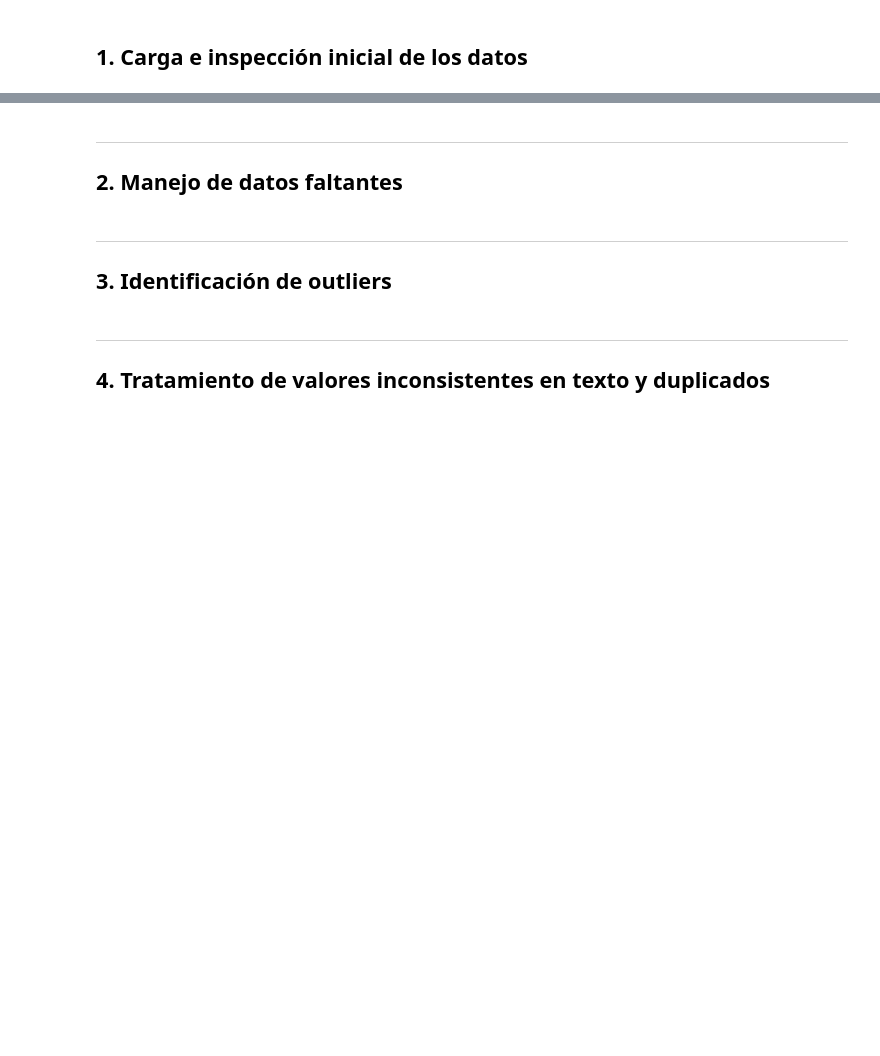
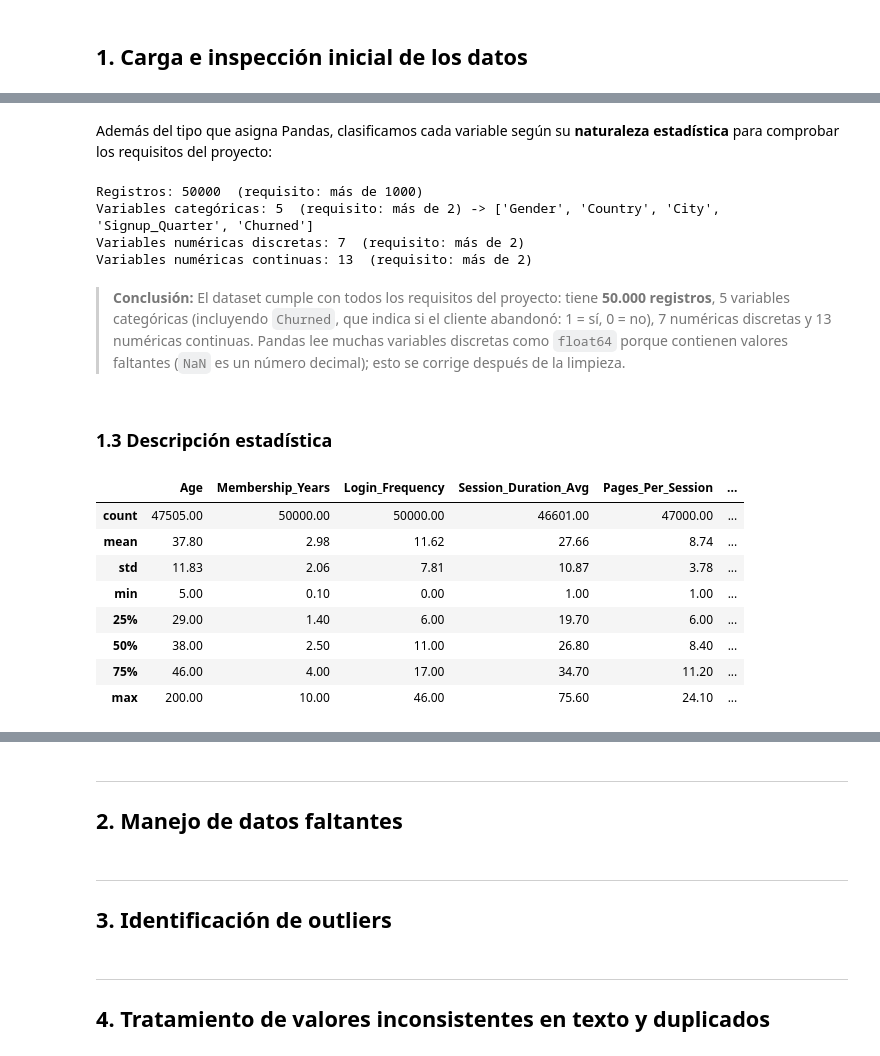
Before and after one commit to wen200729-boop/Analisis-web, a Jupyter notebook: analisis_clientes.ipynb, the cells around one changed output, grey strips where cells are left out. Cells and saved outputs as stored; diff of their text form; code cells hidden in the pictures; blank space fills up the shorter version.

Commit message:
feat: carga e inspección inicial de los datos

```diff
--- a/analisis_clientes.ipynb
+++ b/analisis_clientes.ipynb
@@ -66,3 +65,6 @@ sns.set_theme(style="whitegrid")
 pd.set_option("display.max_columns", None)
 # %% [markdown]
 ## 1. Carga e inspección inicial de los datos
+# %%
+datos = pd.read_csv("ecommerce-dataset.csv")
+datos.head()
@@ -68,0 +107,39 @@ pd.set_option("display.max_columns", None)
+# %% [markdown]
+Además del tipo que asigna Pandas, clasificamos cada variable según su **naturaleza estadística** para comprobar los requisitos del proyecto:
+# %%
+categoricas = ["Gender", "Country", "City", "Signup_Quarter", "Churned"]
+
+discretas = ["Login_Frequency", "Wishlist_Items", "Total_Purchases", "Days_Since_Last_Purchase",
+             "Customer_Service_Calls", "Product_Reviews_Written", "Payment_Method_Diversity"]
+
+continuas = ["Age", "Membership_Years", "Session_Duration_Avg", "Pages_Per_Session",
+             "Cart_Abandonment_Rate", "Average_Order_Value", "Discount_Usage_Rate", "Returns_Rate",
+             "Email_Open_Rate", "Social_Media_Engagement_Score", "Mobile_App_Usage",
+             "Lifetime_Value", "Credit_Balance"]
+
+print(f"Registros: {len(datos)}  (requisito: más de 1000)")
+print(f"Variables categóricas: {len(categoricas)}  (requisito: más de 2) -> {categoricas}")
+print(f"Variables numéricas discretas: {len(discretas)}  (requisito: más de 2)")
+print(f"Variables numéricas continuas: {len(continuas)}  (requisito: más de 2)")
+# %% [output]
+Registros: 50000  (requisito: más de 1000)
+Variables categóricas: 5  (requisito: más de 2) -> ['Gender', 'Country', 'City', 'Signup_Quarter', 'Churned']
+Variables numéricas discretas: 7  (requisito: más de 2)
+Variables numéricas continuas: 13  (requisito: más de 2)
+# %% [markdown]
+> **Conclusión:** El dataset cumple con todos los requisitos del proyecto: tiene **50.000 registros**, 5 variables categóricas (incluyendo `Churned`, que indica si el cliente abandonó: 1 = sí, 0 = no), 7 numéricas discretas y 13 numéricas continuas.
+> Pandas lee muchas variables discretas como `float64` porque contienen valores faltantes (`NaN` es un número decimal); esto se corrige después de la limpieza.
+# %% [markdown]
+### 1.3 Descripción estadística
+# %%
+datos.describe().round(2)
+# %% [output]
+|  | Age | Membership_Years | Login_Frequency | Session_Duration_Avg | Pages_Per_Session | ... |
+| count | 47505.00 | 50000.00 | 50000.00 | 46601.00 | 47000.00 | ... |
+| mean | 37.80 | 2.98 | 11.62 | 27.66 | 8.74 | ... |
+| std | 11.83 | 2.06 | 7.81 | 10.87 | 3.78 | ... |
+| min | 5.00 | 0.10 | 0.00 | 1.00 | 1.00 | ... |
+| 25% | 29.00 | 1.40 | 6.00 | 19.70 | 6.00 | ... |
+| 50% | 38.00 | 2.50 | 11.00 | 26.80 | 8.40 | ... |
+| 75% | 46.00 | 4.00 | 17.00 | 34.70 | 11.20 | ... |
+| max | 200.00 | 10.00 | 46.00 | 75.60 | 24.10 | ... |
```
Also changed, not shown: parts of 10 cells of this notebook.
